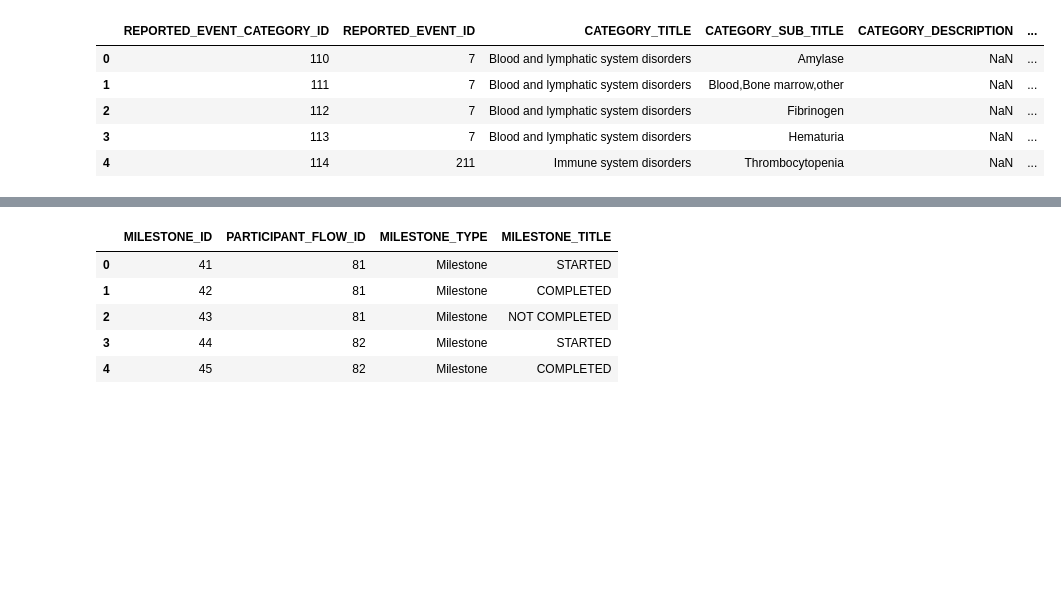
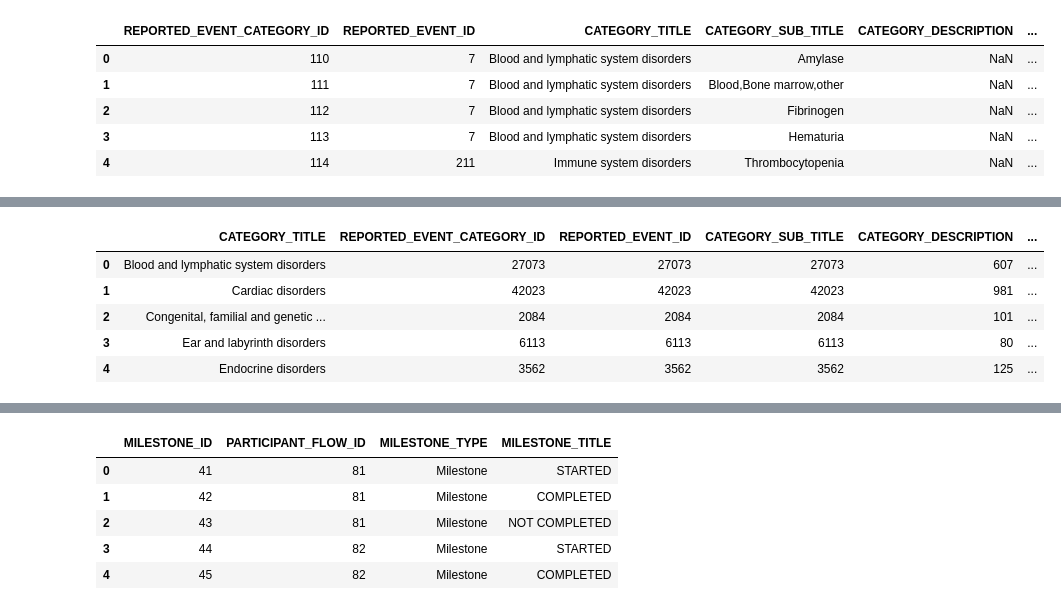
Before and after one commit to szeitlin/clinicaltrials, a Jupyter notebook: 07082016_initial_eda.ipynb, the cells around one changed output, grey strips where cells are left out. Drawn from its saved outputs; the diff is of its cells as text; code cells hidden in the pictures; blank space fills up the shorter version.

```diff
--- a/07082016_initial_eda.ipynb
+++ b/07082016_initial_eda.ipynb
@@ -281,0 +263,9 @@ events.groupby('CATEGORY_TITLE').count()
+# %%
+counted_events.head()
+# %% [output]
+|  | CATEGORY_TITLE | REPORTED_EVENT_CATEGORY_ID | REPORTED_EVENT_ID | CATEGORY_SUB_TITLE | CATEGORY_DESCRIPTION | ... |
+| 0 | Blood and lymphatic system disorders | 27073 | 27073 | 27073 | 607 | ... |
+| 1 | Cardiac disorders | 42023 | 42023 | 42023 | 981 | ... |
+| 2 | Congenital, familial and genetic ... | 2084 | 2084 | 2084 | 101 | ... |
+| 3 | Ear and labyrinth disorders | 6113 | 6113 | 6113 | 80 | ... |
+| 4 | Endocrine disorders | 3562 | 3562 | 3562 | 125 | ... |
```
Also changed, not shown: parts of 3 cells of this notebook.
